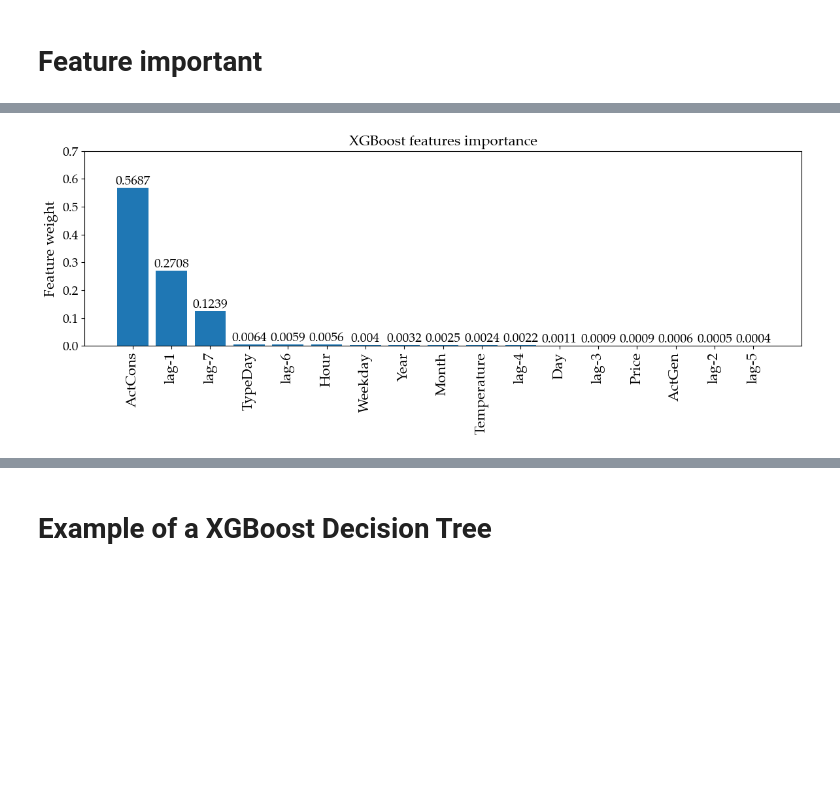
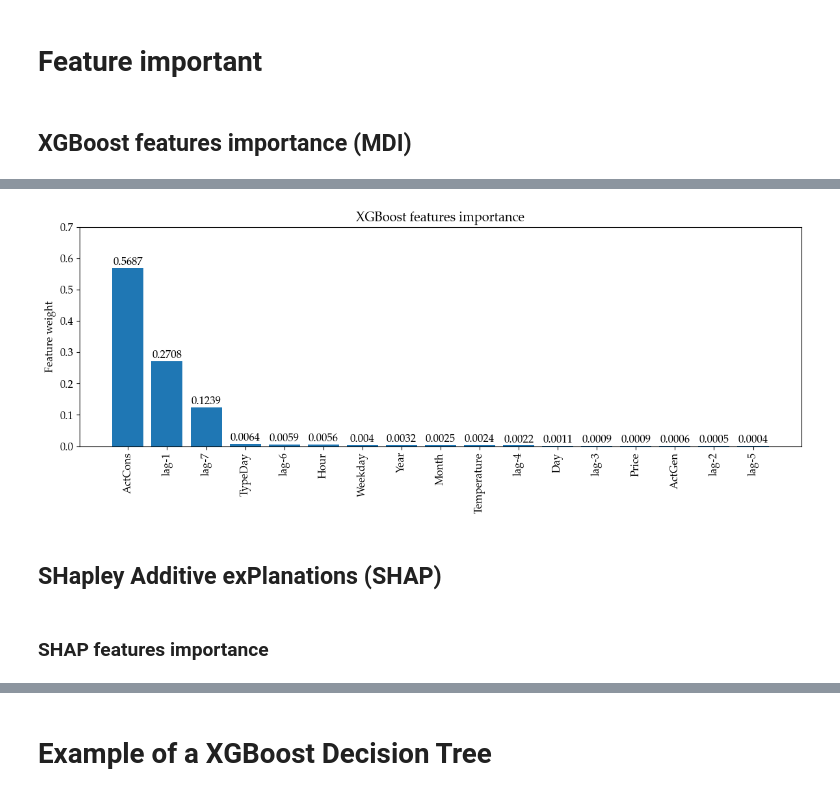
Before and after one commit to caapel/STLF, a Jupyter notebook: EDA.ipynb, the cells around one changed output, grey strips where cells are left out. Saved outputs shown, nothing was run; the diff lists cells and outputs as text; code cells hidden in the pictures; blank space fills up the shorter version.

Commit message:
added SHAP exploring in EDA.ipynb

```diff
--- a/EDA.ipynb
+++ b/EDA.ipynb
@@ -467,6 +474,8 @@ plt.savefig('pictures/Seasonal_stratification.png', dpi = 300, transparent = Tru
 [figure]
 # %% [markdown]
 # Feature important
+# %% [markdown]
+## XGBoost features importance (MDI)
 # %%
 # feature value classification in the context of XGBoost regressor
 
@@ -474,10 +483,10 @@ selector = xgb.XGBRegressor(device='cpu',
                             max_depth=5,
                             n_estimators=200)
 
-result = selector.fit(df_general.drop(columns=['Date', 'Volume']), df_general.Volume)
+selector.fit(df_general.drop(columns=['Date', 'Volume']), df_general.Volume)
 
 
-features_table = pd.DataFrame(result.feature_importances_,
+features_table = pd.DataFrame(selector.feature_importances_,
                               index = df_general.drop(columns=['Date', 'Volume']).columns,
                               columns = ['importance'])
 
@@ -491,17 +500,21 @@ features_table
 # %%
 plt.figure(figsize=(12, 5))
 
 for bar in plt.bar(range(len(feature_importances.index)), feature_importances.importance, align='center', width=0.8):
     yval = bar.get_height()
     plt.text(bar.get_x() + bar.get_width()/2, yval, round(yval, 4), ha='center', va='bottom')
 
-plt.xticks(range(len(feature_importances.index)), feature_importances.index, rotation=90, fontsize=16)
+plt.xticks(range(len(feature_importances.index)), feature_importances.index, rotation=90)
 plt.ylim(0, 0.7)
-plt.ylabel('Feature weight', fontsize=16)
-plt.title('XGBoost features importance', fontsize=16)
+plt.ylabel('Feature weight')
+plt.title('XGBoost features importance')
 plt.tight_layout()
 
 plt.savefig('pictures/feature_important.png', dpi = 300, transparent = True)
 plt.show()
 # %% [output]
-[figure, old version]
+[figure, new version]
+# %% [markdown]
+## SHapley Additive exPlanations (SHAP)
+# %% [markdown]
+### SHAP features importance
```
Also changed, not shown: parts of 34 cells of this notebook, 2 other files.
